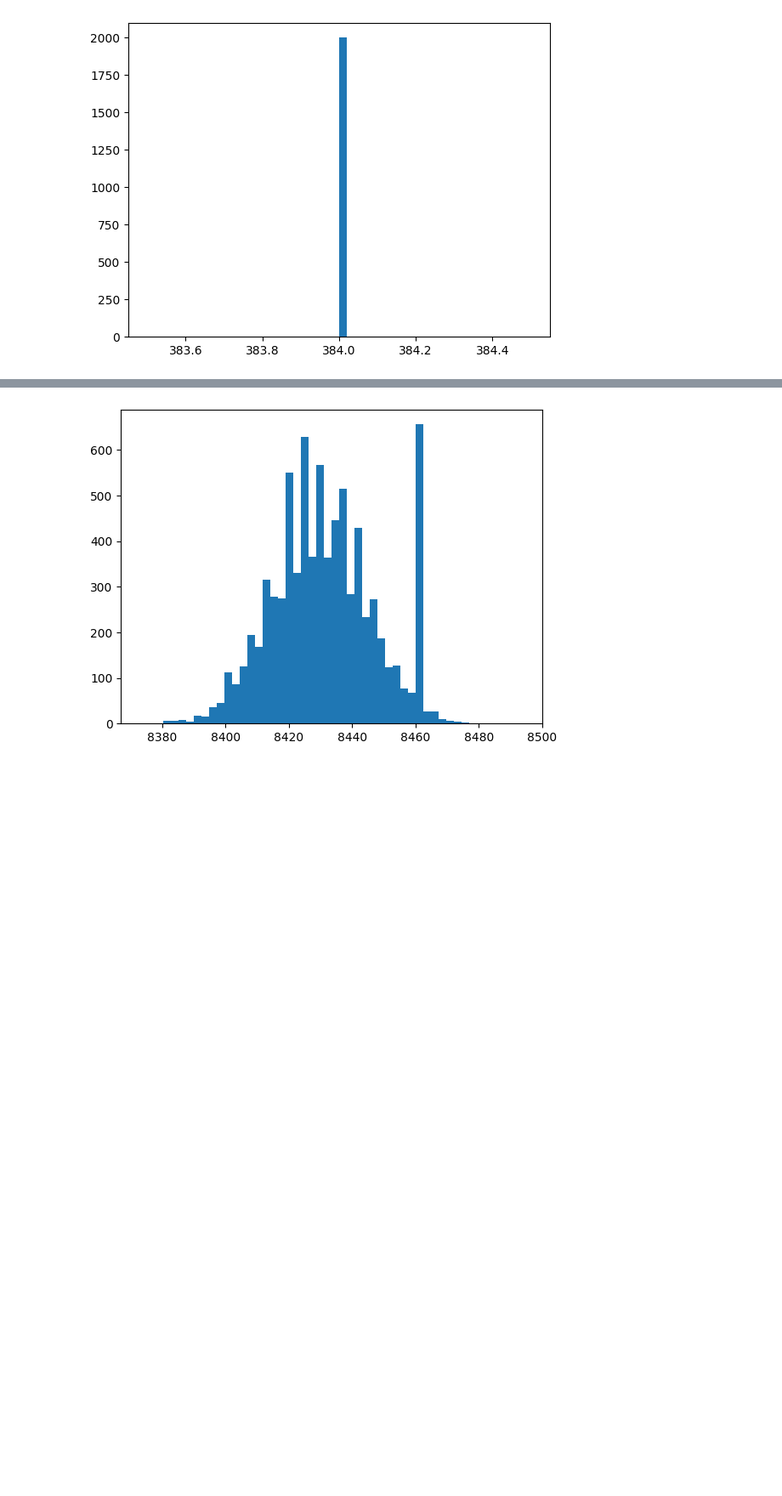
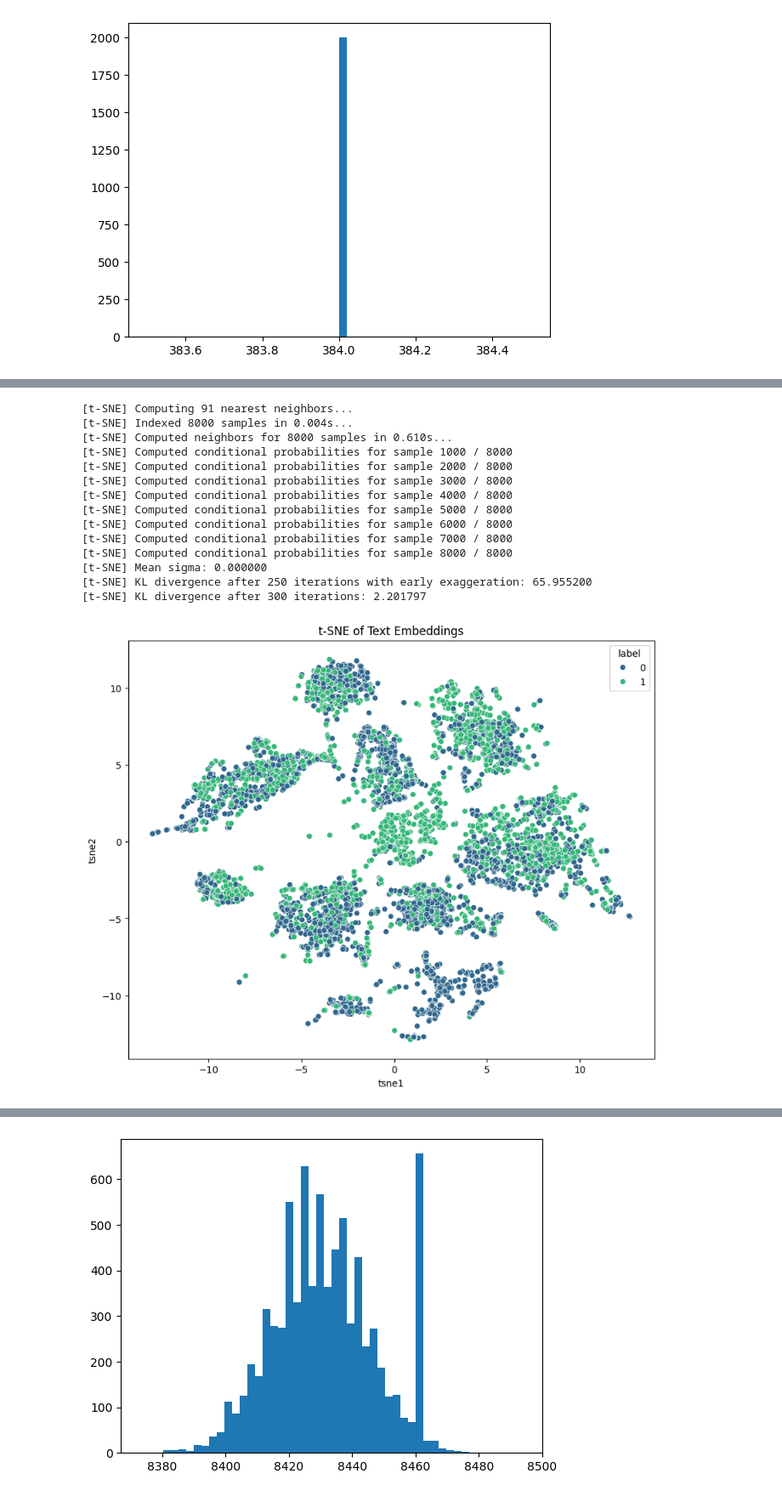
Before and after one commit to eduardooliveiraps/prompt-injection-detection, a Jupyter notebook: notebooks/generate-embeddings.ipynb, the cells around one changed output, grey strips where cells are left out. Shown at 85% size. Cells and saved outputs as stored; diff of their text form; code cells hidden in the pictures; blank space fills up the shorter version.

```diff
--- a/notebooks/generate-embeddings.ipynb
+++ b/notebooks/generate-embeddings.ipynb
@@ -118,0 +153,34 @@ logging.info("Saved the datasets with embeddings to CSV files")
+# %%
+# Visualization of embedding distribution after applying T-distributed Stochastic Neighbor Embedding (t-SNE).
+
+# Apply t-SNE
+tsne = TSNE(n_components=2, verbose=1, random_state=42, n_iter=300)
+tsne_result = tsne.fit_transform(embeddings)
+
+# Create a DataFrame for visualization
+df_tsne = pd.DataFrame()
+df_tsne['tsne1'] = tsne_result[:, 0]
+df_tsne['tsne2'] = tsne_result[:, 1]
+df_tsne['label'] = labels
+
+# Plot the t-SNE result
+plt.figure(figsize=(10, 8))
+sns.scatterplot(x='tsne1', y='tsne2', hue='label', palette='viridis', data=df_tsne)
+plt.title('t-SNE of Text Embeddings')
+plt.show()
+# %% [output]
+[t-SNE] Computing 91 nearest neighbors...
+[t-SNE] Indexed 8000 samples in 0.004s...
+[t-SNE] Computed neighbors for 8000 samples in 0.610s...
+[t-SNE] Computed conditional probabilities for sample 1000 / 8000
+[t-SNE] Computed conditional probabilities for sample 2000 / 8000
+[t-SNE] Computed conditional probabilities for sample 3000 / 8000
+[t-SNE] Computed conditional probabilities for sample 4000 / 8000
+[t-SNE] Computed conditional probabilities for sample 5000 / 8000
+[t-SNE] Computed conditional probabilities for sample 6000 / 8000
+[t-SNE] Computed conditional probabilities for sample 7000 / 8000
+[t-SNE] Computed conditional probabilities for sample 8000 / 8000
+[t-SNE] Mean sigma: 0.000000
+[t-SNE] KL divergence after 250 iterations with early exaggeration: 65.955200
+[t-SNE] KL divergence after 300 iterations: 2.201797
+[figure, added]
```
Also changed, not shown: parts of 9 cells of this notebook, 1 other file.
